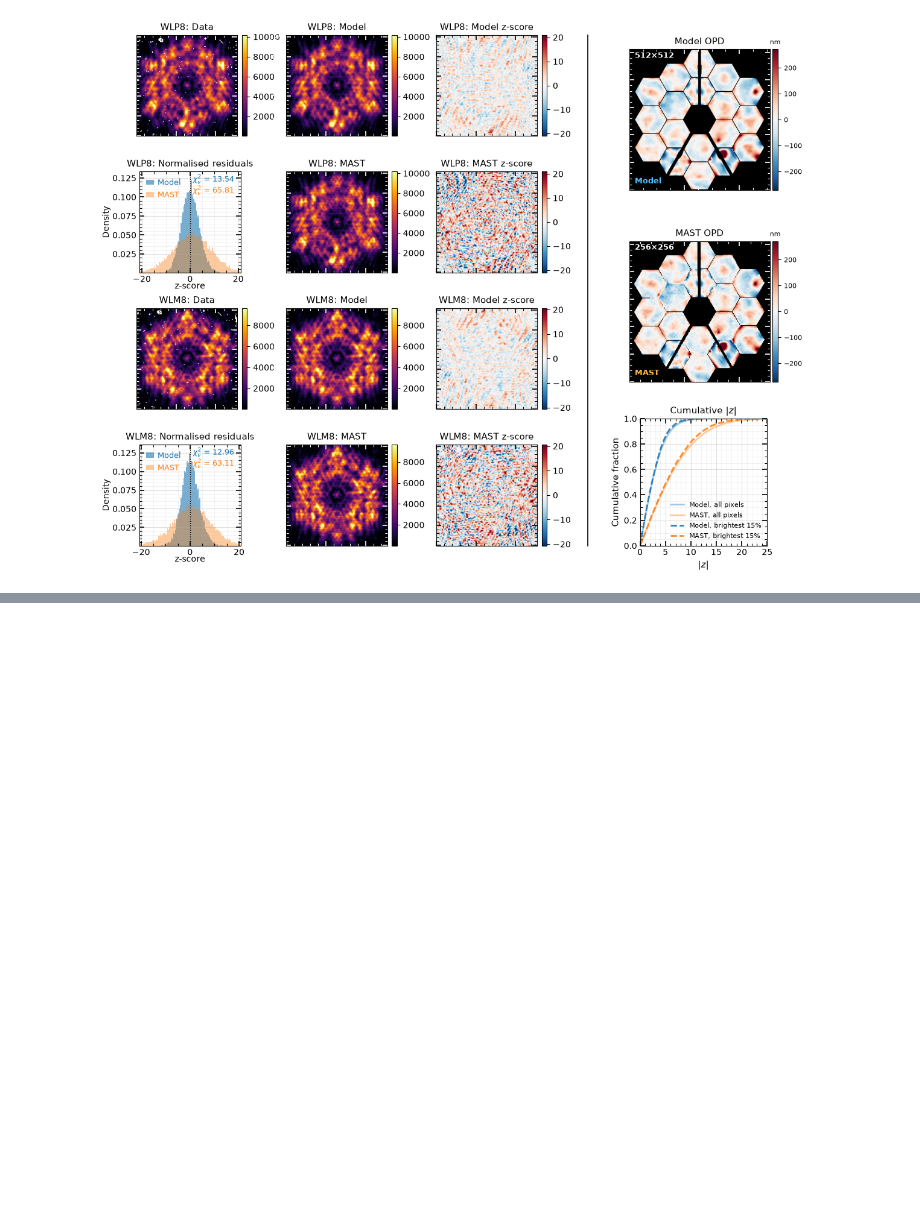
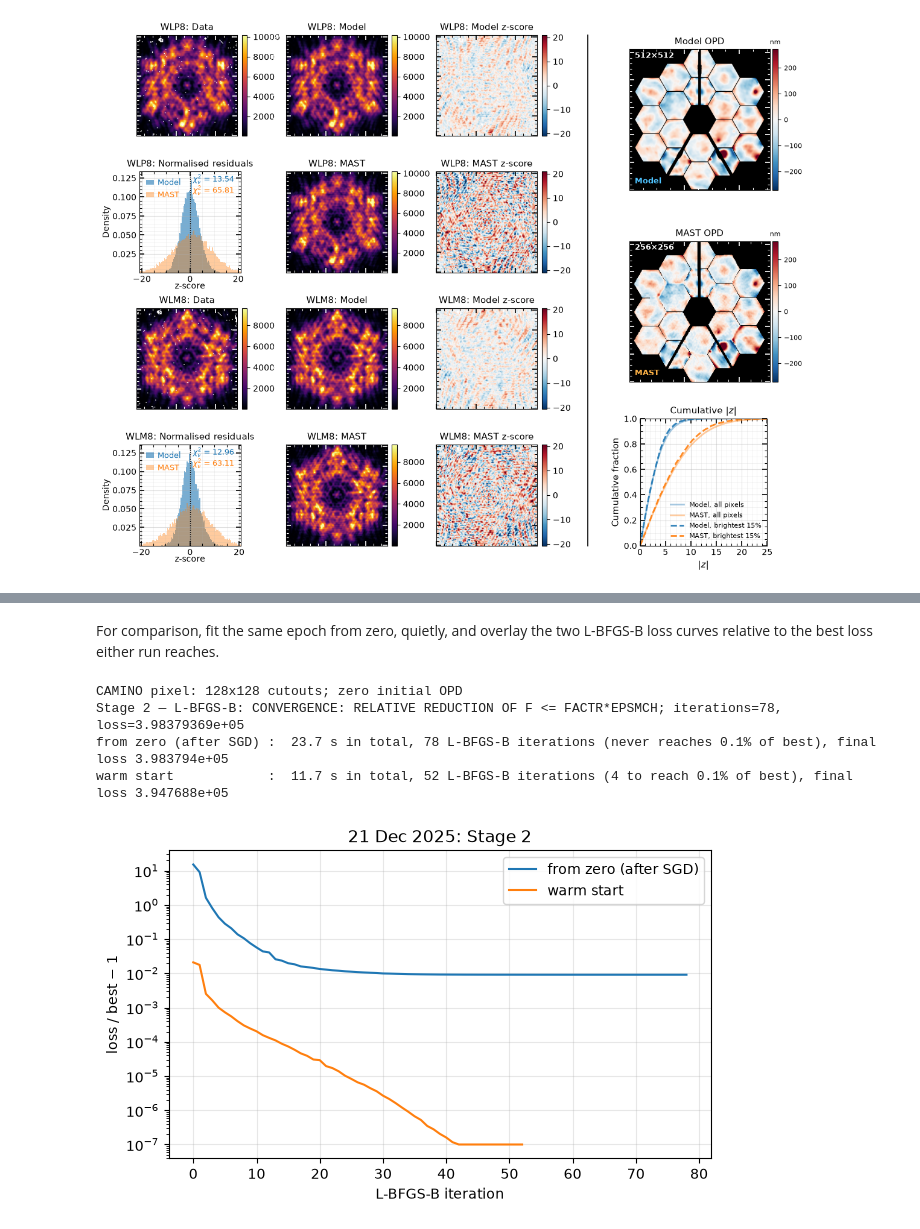
Before and after one commit to rayshrish/camino, a Jupyter notebook: notebooks/camino_pixel_fit.ipynb, the cells around one changed output, grey strips where cells are left out. Drawn from its saved outputs; the diff is of its cells as text; code cells hidden in the pictures; blank space fills up the shorter version.

```diff
--- a/notebooks/camino_pixel_fit.ipynb
+++ b/notebooks/camino_pixel_fit.ipynb
@@ -92,0 +126,40 @@ WLM8: CAMINO mean(z²)=12.960; MAST mean(z²)=63.109
+# %% [markdown]
+For comparison, fit the same epoch from zero, quietly, and overlay the two L-BFGS-B loss curves relative to the best loss either run reaches.
+# %%
+import dataclasses
+
+import matplotlib.pyplot as plt
+import numpy as np
+
+quiet = dataclasses.replace(config, show_plots=False, progress=False)
+result_next_cold = fit_data(data=load_data(*next_paths, config=quiet))
+
+
+def stage2_losses(r):
+    h = next(h for h in r.histories if h.name.startswith("Stage 2"))
+    return h, np.array([h.initial_loss, *h.losses])
+
+
+best = min(result_next.scipy_result.fun, result_next_cold.scipy_result.fun)
+fig, ax = plt.subplots(figsize=(7, 4))
+for label, r in [("from zero (after SGD)", result_next_cold), ("warm start", result_next)]:
+    h, losses = stage2_losses(r)
+    excess = losses / best - 1
+    close = np.flatnonzero(excess <= 1e-3)
+    within = f"{close[0]} to reach" if close.size else "never reaches"
+    print(
+        f"{label:22s}: {r.runtime_seconds:5.1f} s in total, "
+        f"{h.result.nit} L-BFGS-B iterations ({within} 0.1% of best), "
+        f"final loss {h.result.fun:.6e}"
+    )
+    ax.semilogy(np.maximum(excess, 1e-7), label=label)
+ax.set(xlabel="L-BFGS-B iteration", ylabel="loss / best − 1", title=f"{NEXT_EPOCH:%d %b %Y}: Stage 2")
+ax.grid(alpha=0.3)
+ax.legend()
+plt.show()
+# %% [output]
+CAMINO pixel: 128x128 cutouts; zero initial OPD
+Stage 2 — L-BFGS-B: CONVERGENCE: RELATIVE REDUCTION OF F <= FACTR*EPSMCH; iterations=78, loss=3.98379369e+05
+from zero (after SGD) :  23.7 s in total, 78 L-BFGS-B iterations (never reaches 0.1% of best), final loss 3.983794e+05
+warm start            :  11.7 s in total, 52 L-BFGS-B iterations (4 to reach 0.1% of best), final loss 3.947688e+05
+[figure, added]
```
Also changed, not shown: parts of 9 cells of this notebook.
